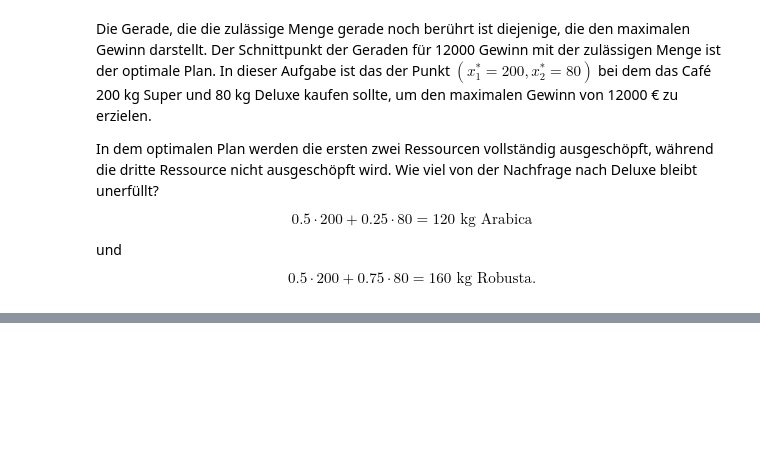
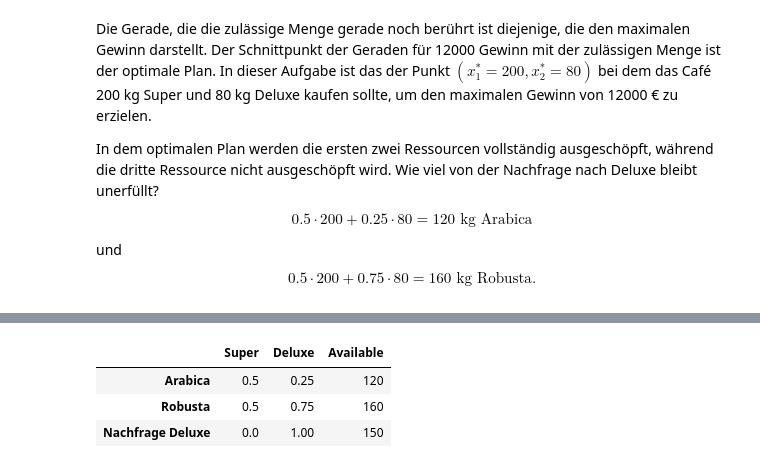
Before and after one commit to febse/opt2024-de, a Jupyter notebook: 03-Graphical-Method/02-Blending.ipynb, the cells around one changed output, grey strips where cells are left out. Saved outputs shown, nothing was run; the diff lists cells and outputs as text; code cells hidden in the pictures; blank space fills up the shorter version.

Commit message:
Add data-model separation example

```diff
--- a/03-Graphical-Method/02-Blending.ipynb
+++ b/03-Graphical-Method/02-Blending.ipynb
@@ -372,0 +425,26 @@ $$
+# %%
+import pandas as pd
+
+# Define the data
+
+# Define the objective function coefficients
+obj_c = pd.Series([40, 50], index=["Super", "Deluxe"], name="Gewinn")
+
+# Define the production constraints
+production_constraints = pd.DataFrame(
+    [
+        [0.5, 0.25, 120],
+        [0.5, 0.75, 160],
+        [0, 1, 150]
+    ],
+    columns=["Super", "Deluxe", "Available"],
+    index=["Arabica", "Robusta", "Nachfrage Deluxe"]
+)
+
+# Print the production constraints
+production_constraints
+# %% [output]
+|  | Super | Deluxe | Available |
+| Arabica | 0.5 | 0.25 | 120 |
+| Robusta | 0.5 | 0.75 | 160 |
+| Nachfrage Deluxe | 0.0 | 1.00 | 150 |
```
Also changed, not shown: parts of 12 cells of this notebook, 3 other files.
